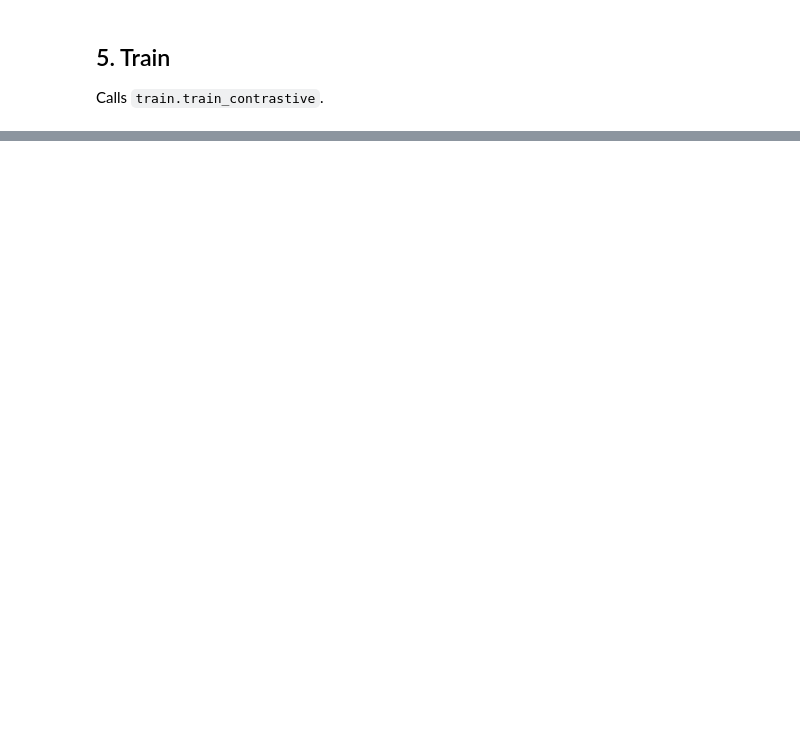
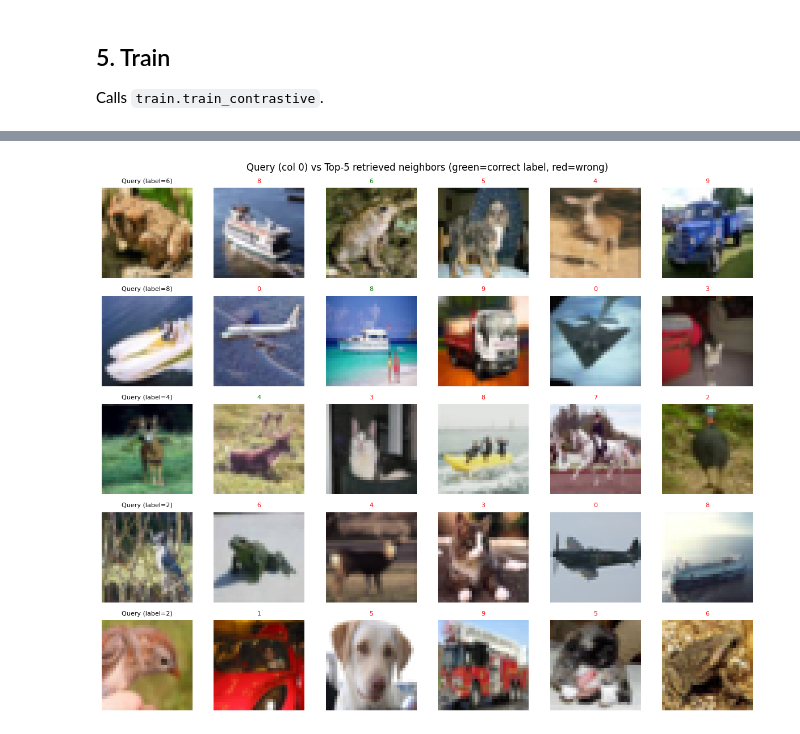
Before and after one commit to Kidist-c/Contrastive_Learning_Cifar-10, a Jupyter notebook: constrastive_pipeline.ipynb, the cells around one changed output, grey strips where cells are left out. Saved outputs shown, nothing was run; the diff lists cells and outputs as text; code cells hidden in the pictures; blank space fills up the shorter version.

```diff
--- a/constrastive_pipeline.ipynb
+++ b/constrastive_pipeline.ipynb
@@ -129,0 +179,28 @@ plt.show()
+# %%
+raw_test = data.load_base_dataset(DATASET, train=False)
+base_train_for_display = data.load_base_dataset(DATASET, train=True)
+
+n_queries = 5
+query_indices = np.random.default_rng(1).choice(len(test_emb1), size=n_queries, replace=False)
+
+fig, axes = plt.subplots(n_queries, 6, figsize=(12, 2 * n_queries))
+for row, qi in enumerate(query_indices):
+    sims = test_emb1[qi:qi+1] @ train_emb1.T
+    top5 = sims[0].argsort()[::-1][:5]
+
+    q_img, q_label = raw_test[qi]
+    axes[row, 0].imshow(q_img, cmap='gray' if IN_CHANNELS == 1 else None)
+    axes[row, 0].set_title(f'Query (label={q_label})', fontsize=8)
+    axes[row, 0].axis('off')
+
+    for col, ti in enumerate(top5):
+        img, label = base_train_for_display[ti]
+        axes[row, col + 1].imshow(img, cmap='gray' if IN_CHANNELS == 1 else None)
+        correct = (label == q_label)
+        axes[row, col + 1].set_title(f'{label}', fontsize=8, color='green' if correct else 'red')
+        axes[row, col + 1].axis('off')
+
+plt.suptitle('Query (col 0) vs Top-5 retrieved neighbors (green=correct label, red=wrong)')
+plt.tight_layout(); plt.show()
+# %% [output]
+[figure, added]
```
Also changed, not shown: parts of 9 cells of this notebook, 1 other file.
